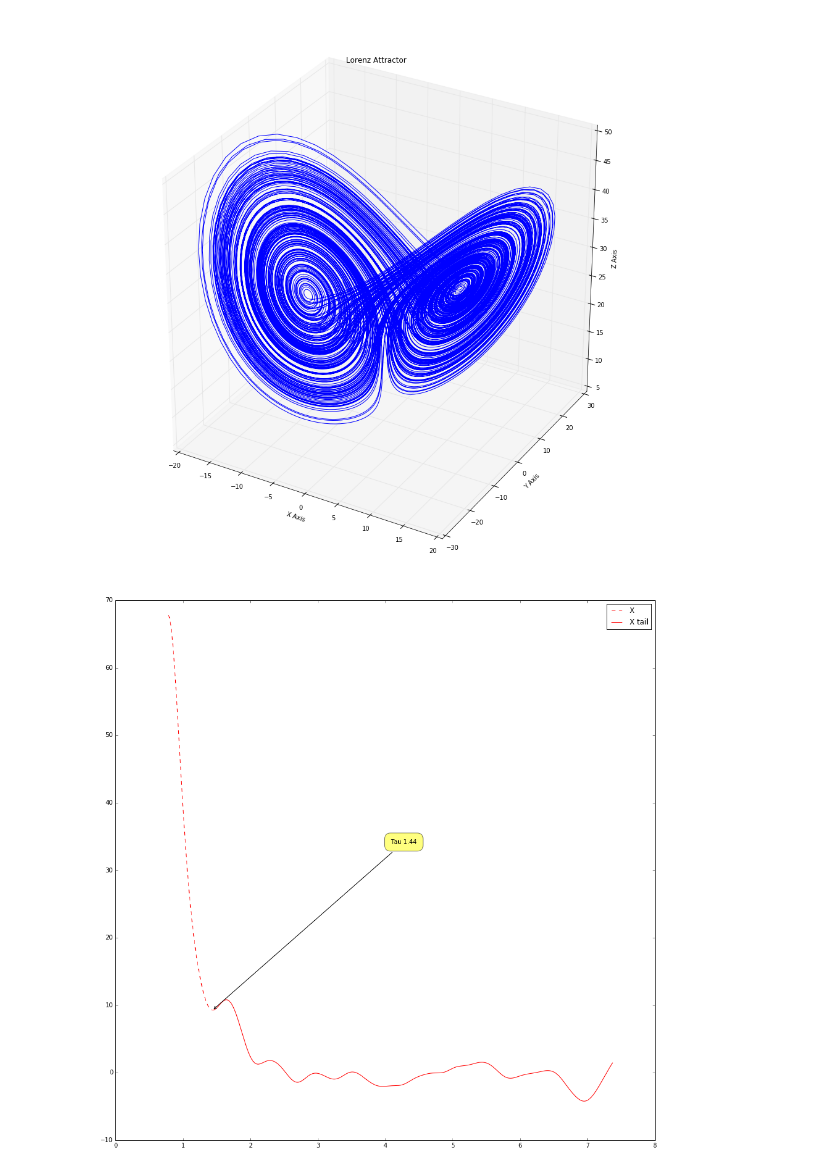
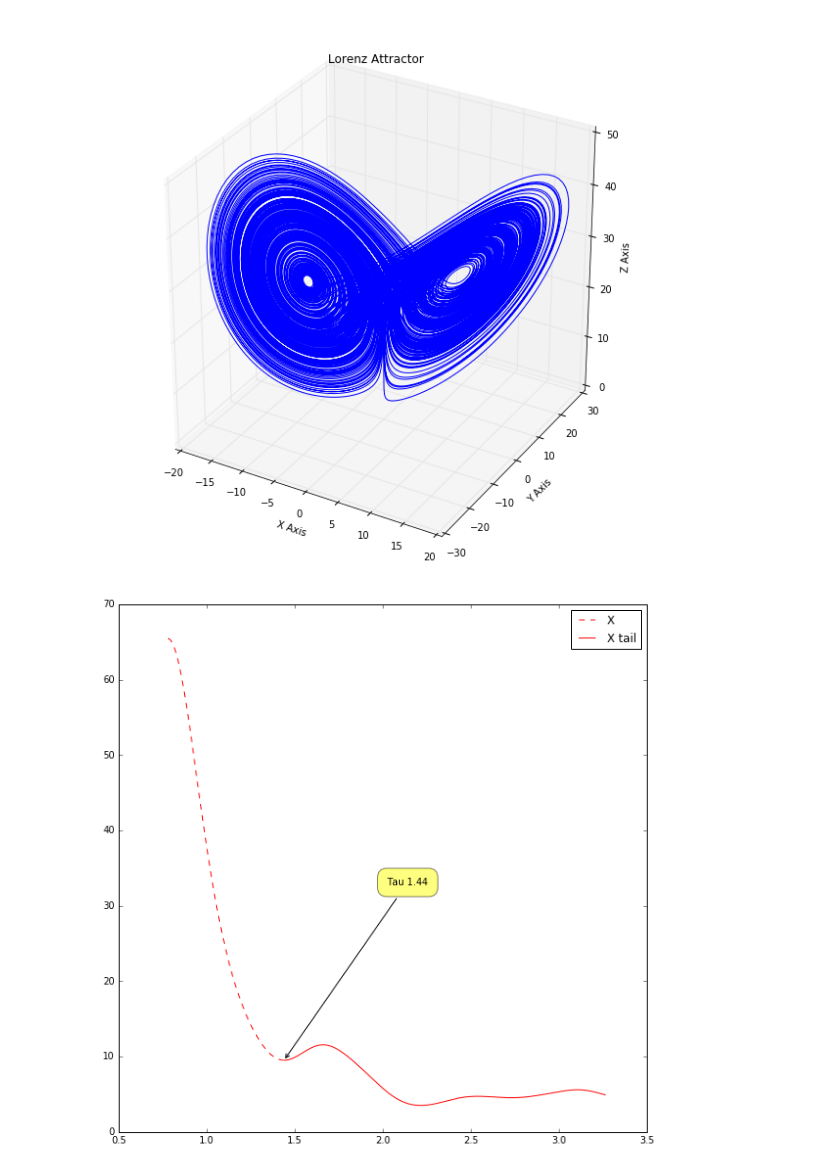
Before and after one commit to char-lie/physical-informatics, a Jupyter notebook: Lab3/lab3.ipynb, the cells around one changed output. Saved outputs shown, nothing was run; the diff lists cells and outputs as text; code cells hidden in the pictures.

```diff
--- a/Lab3/lab3.ipynb
+++ b/Lab3/lab3.ipynb
@@ -4,8 +4,12 @@ import numpy as np
 import matplotlib.pyplot as plt
 from mpl_toolkits.mplot3d import Axes3D
 from mpl_toolkits.mplot3d import proj3d
+from itertools import product
+from math import log, atan
+import ctypes
 import pylab
-pylab.rcParams['figure.figsize'] = (16.0, 16.0)
+from datetime import datetime
+pylab.rcParams['figure.figsize'] = (10.0, 10.0)
 # %%
 S = 10.
 B = 8./3
@@ -13,7 +17,7 @@ R = 28
 START = (1., 1., 1.)
 # %%
 T = 250.
-dt = 1E-2
+dt = 5E-3
 N = int(T/dt)
 TIME_ = np.linspace(0, T, N)
 # %%
@@ -100,7 +104,7 @@ ax.set_title("Lorenz Attractor")
 
 plt.show()
 # %% [output]
-[figure, old version]
+[figure, new version]
 # %%
 def R(t, sequence):
     if t == 0:
@@ -110,21 +114,21 @@ def R(t, sequence):
     seq2 = sequence[t:]
     return (seq1 * seq2).mean()
 # %%
-autocorr = [np.array([R(t, s) for t in range(N_MAX)]) for s in (xs, ys, zs)]
+autocorr = [np.array([R(t, s) for t in range(int(N_MAX/100))]) for s in (xs, ys, zs)]
 local_tau_min = [np.argwhere(s[:-1] - s[1:] < 0)[0][0] for s in autocorr]
 # %%
 TAU_ = local_tau_min[0]
-end = local_tau_min[0]*10
+end = min(local_tau_min[0]*10, len(autocorr[0]))
 graphical_info = (('r', 'X'), ('g', 'Y'), ('b', 'Z'))
 for lm, ac, g in zip(local_tau_min[:1], autocorr[:1], graphical_info[:1]):
     plt.plot(TIME[:lm], ac[:lm], g[0] + '--', label=g[1])
     plt.plot(TIME[lm:end], ac[lm:end], g[0], label='%s tail'%g[1])
 
 annotate(plt, 'Tau %4.2f'%TIME[TAU_], (TIME[local_tau_min[0]], autocorr[0][local_tau_min[0]]), (TIME[int(end/2)], max(autocorr[0])/2))
 plt.legend()
 plt.show()
 # %% [output]
-[figure, old version]
+[figure, new version]
 # %%
 result = []
 rng = [(1E-2)*i for i in range(100, 0, -1)]
```
Also changed, not shown: parts of 15 cells of this notebook.
